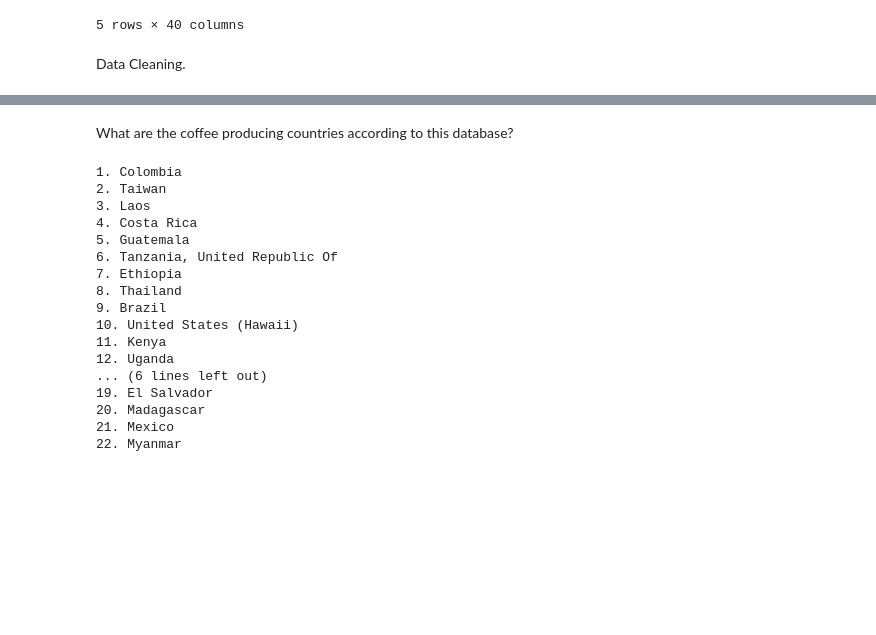
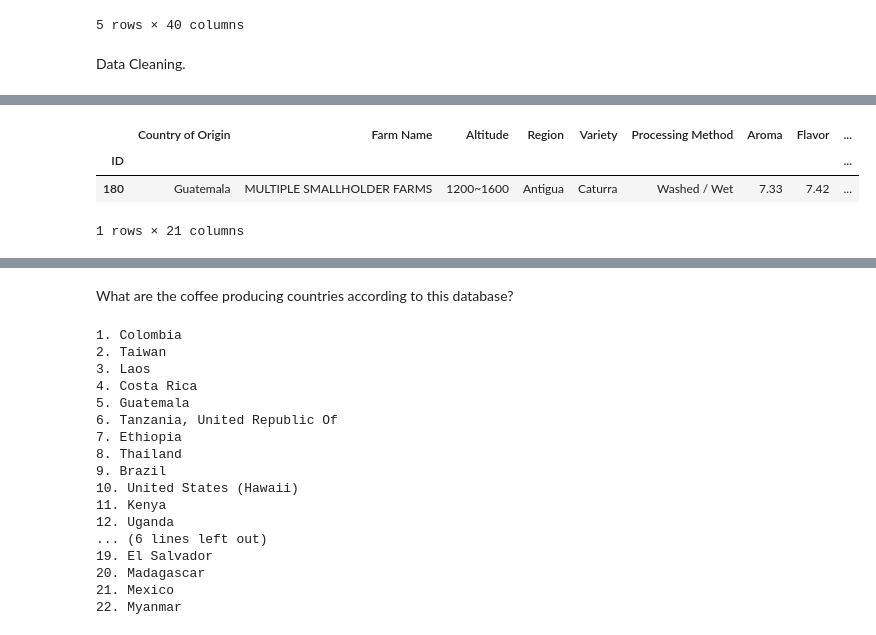
Before and after one commit to sebastianlortiz/Coffee-Data-Visualization-Project, a Jupyter notebook: Coffee Project.ipynb, the cells around one changed output, grey strips where cells are left out. Drawn from its saved outputs; the diff is of its cells as text; code cells hidden in the pictures; blank space fills up the shorter version.

```diff
--- a/Coffee Project.ipynb
+++ b/Coffee Project.ipynb
@@ -112,0 +113,7 @@ df
+# %%
+df[df['Altitude'] == '1200~1600']
+# %% [output]
+|  | Country of Origin | Farm Name | Altitude | Region | Variety | Processing Method | Aroma | Flavor | ... |
+| ID |  |  |  |  |  |  |  |  | ... |
+| 180 | Guatemala | MULTIPLE SMALLHOLDER FARMS | 1200~1600 | Antigua | Caturra | Washed / Wet | 7.33 | 7.42 | ... |
+1 rows × 21 columns
```
Also changed, not shown: parts of 17 cells of this notebook.
